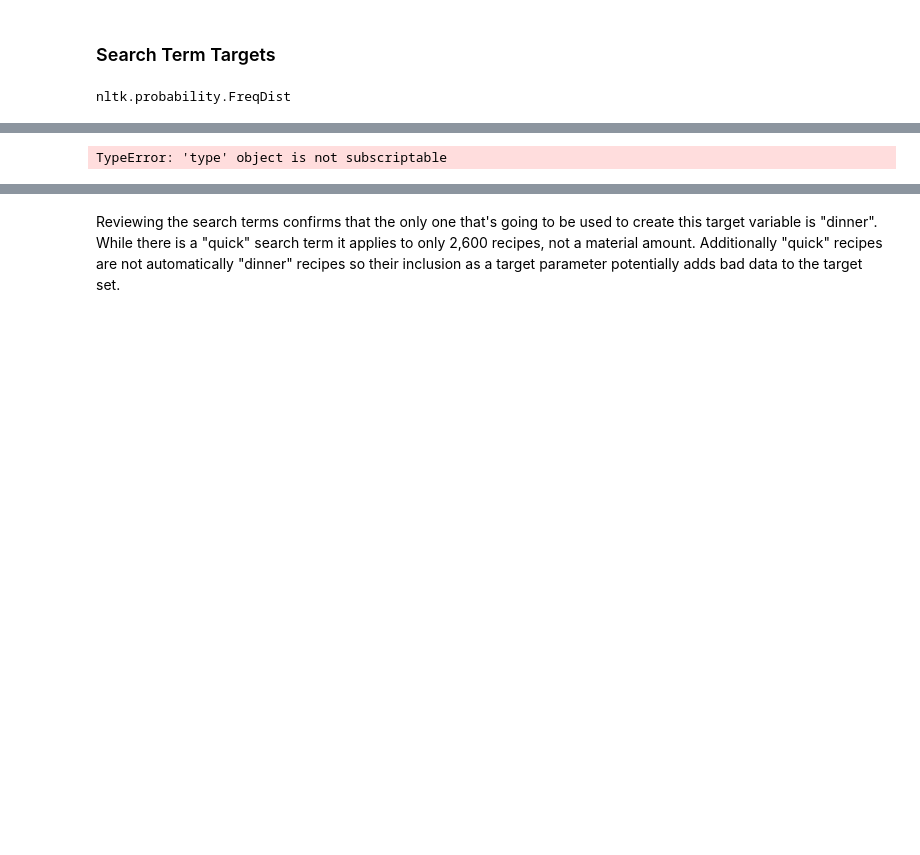
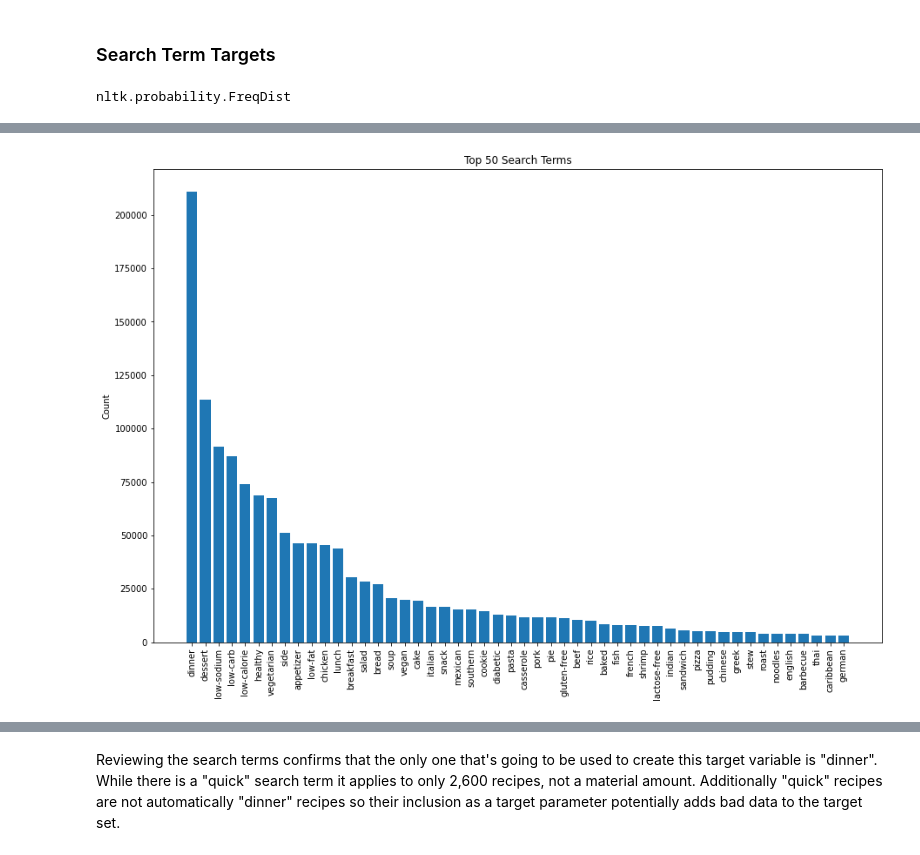
Before and after one commit to AJMarshall-25/NLP_Recipe_Analysis, a Jupyter notebook: spacy_env_functionality_test.ipynb, the cells around one changed output, grey strips where cells are left out. Cells and saved outputs as stored; diff of their text form; code cells hidden in the pictures; blank space fills up the shorter version.

```diff
--- a/spacy_env_functionality_test.ipynb
+++ b/spacy_env_functionality_test.ipynb
@@ -580,8 +539,8 @@ plt.show()
 # %%
 # show the most common search terms
 
-visualize_tokens(, 50, "Top 50 Search Terms")
+visualize_tokens(search_term_dist, 50, "Top 50 Search Terms")
 # %% [output]
-TypeError: 'type' object is not subscriptable
+[figure, added]
 # %%
 len(search_term_dist)
```
Also changed, not shown: parts of 65 cells of this notebook.
